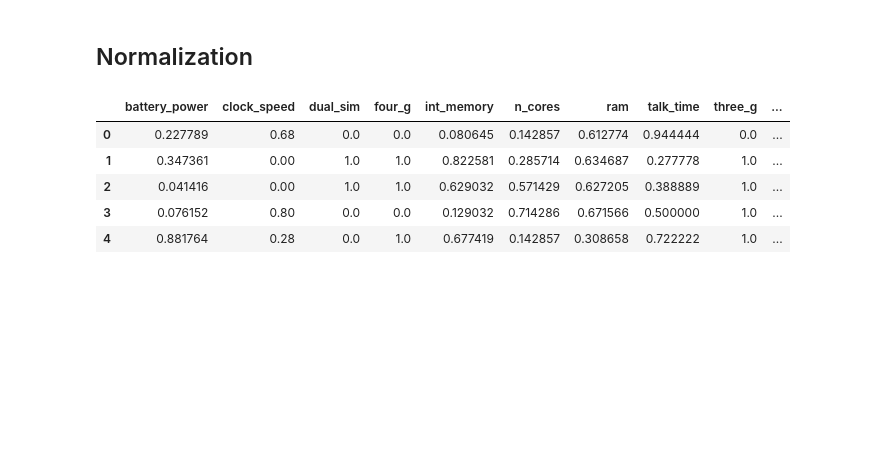
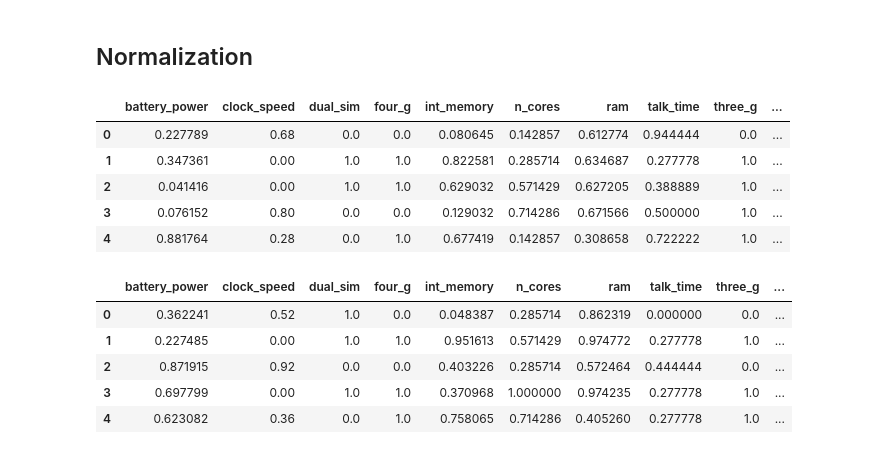
Before and after one commit to Carlos3du/diabetes_prediction, a Jupyter notebook: notebook.ipynb, the cells around one changed output. Drawn from its saved outputs; the diff is of its cells as text; code cells hidden in the pictures; blank space fills up the shorter version.

```diff
--- a/notebook.ipynb
+++ b/notebook.ipynb
@@ -333,0 +356,13 @@ Name: price_range, dtype: float64
+# %%
+test_selected = test_data.copy()
+test_selected['pixel_density'] = test_selected.apply(pixel_density, axis=1)
+test_selected['screen_area'] = test_selected.apply(define_screen_area, axis=1)
+test_selected['mobile_volume'] = test_selected.apply(define_mb_volume, axis=1)
+test_selected['mobile_density'] = test_selected.apply(define_mb_density, axis=1)
+test_selected['cam_quality_mean'] = test_selected.apply(define_cam_quality_mean, axis=1)
+test_selected['connections'] = test_selected.apply(define_connections, axis=1)
+test_selected['paralelism'] = test_selected.apply(define_paralelism, axis=1)
+
+test_selected = test_selected.drop(columns=['px_height', 'px_width', 'blue', 'wifi', 'sc_h', 'sc_w', 'm_dep', 'mobile_wt', 'fc', 'pc'])
+
+test_selected.info()
@@ -341,6 +394,9 @@ scaler = MinMaxScaler()
 train_norm = scaler.fit_transform(train_selected.drop(columns=['price_range']))
 train_norm = pd.DataFrame(train_norm, columns=train_selected.drop(columns=['price_range']).columns)
 train_norm['price_range'] = train_selected['price_range']
+
+test_norm = scaler.fit_transform(test_selected)
+test_norm = pd.DataFrame(test_norm, columns=test_selected.columns)
 # %%
 train_norm.head()
 # %% [output]
@@ -350,3 +406,12 @@ train_norm.head()
 | 2 | 0.041416 | 0.00 | 1.0 | 1.0 | 0.629032 | 0.571429 | 0.627205 | 0.388889 | 1.0 | ... |
 | 3 | 0.076152 | 0.80 | 0.0 | 0.0 | 0.129032 | 0.714286 | 0.671566 | 0.500000 | 1.0 | ... |
 | 4 | 0.881764 | 0.28 | 0.0 | 1.0 | 0.677419 | 0.142857 | 0.308658 | 0.722222 | 1.0 | ... |
+# %%
+test_norm.head()
+# %% [output]
+|  | battery_power | clock_speed | dual_sim | four_g | int_memory | n_cores | ram | talk_time | three_g | ... |
+| 0 | 0.362241 | 0.52 | 1.0 | 0.0 | 0.048387 | 0.285714 | 0.862319 | 0.000000 | 0.0 | ... |
+| 1 | 0.227485 | 0.00 | 1.0 | 1.0 | 0.951613 | 0.571429 | 0.974772 | 0.277778 | 1.0 | ... |
+| 2 | 0.871915 | 0.92 | 0.0 | 0.0 | 0.403226 | 0.285714 | 0.572464 | 0.444444 | 0.0 | ... |
+| 3 | 0.697799 | 0.00 | 1.0 | 1.0 | 0.370968 | 1.000000 | 0.974235 | 0.277778 | 1.0 | ... |
+| 4 | 0.623082 | 0.36 | 0.0 | 1.0 | 0.758065 | 0.714286 | 0.405260 | 0.277778 | 1.0 | ... |
```
Also changed, not shown: parts of 9 cells of this notebook, 1 other file.
